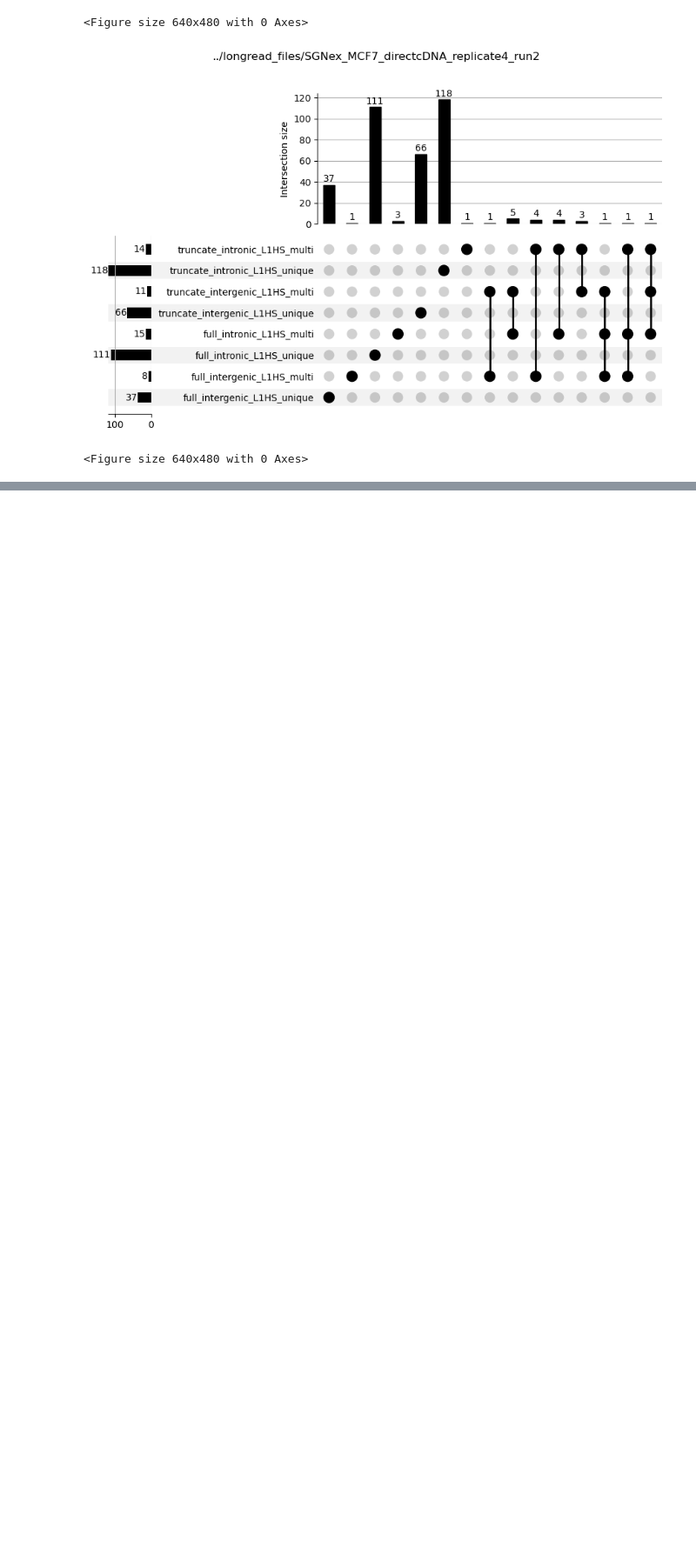
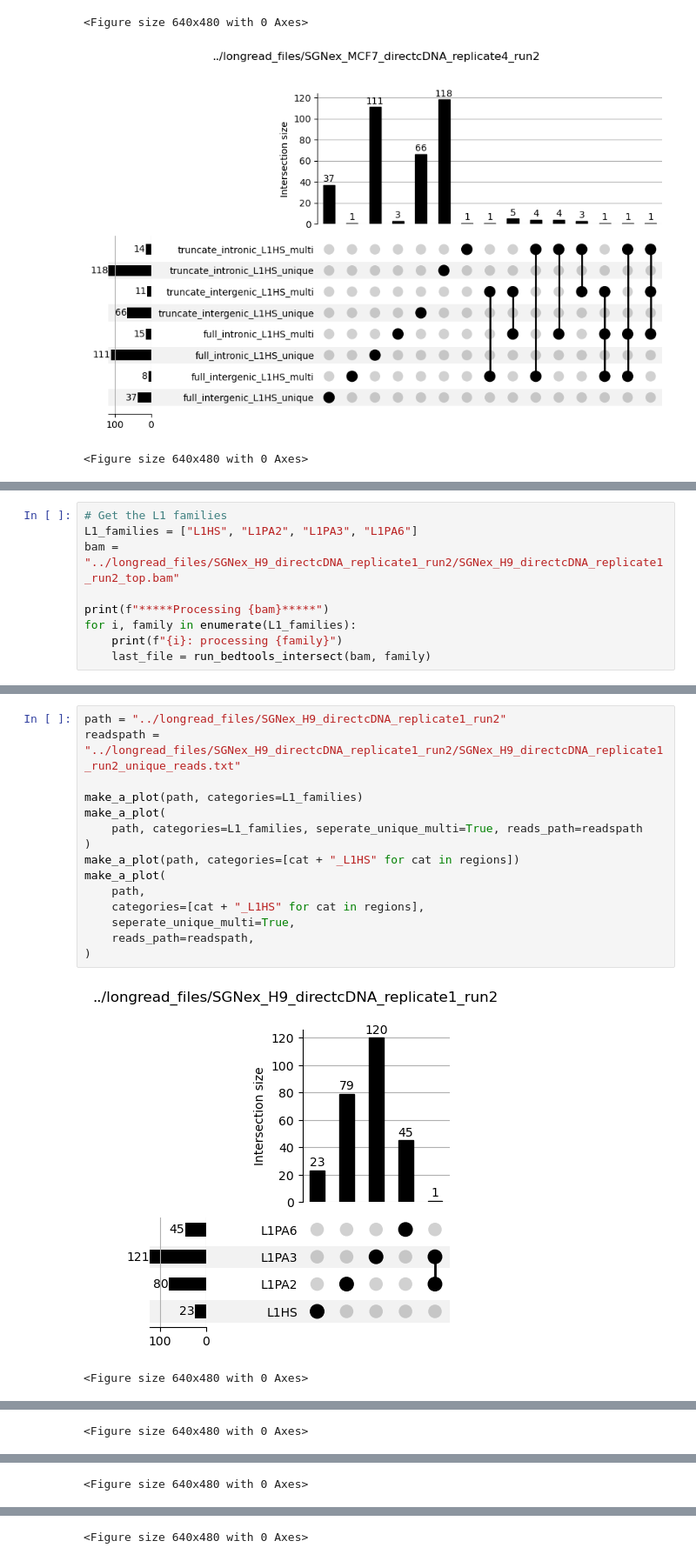
Before and after one commit to gage-lab/bulk_te_bench, a Jupyter notebook: analysis/upset/20240320_gtf_multimap.ipynb, the cells around one changed output, grey strips where cells are left out. Shown at 87% size. Drawn from its saved outputs; the diff is of its cells as text; blank space fills up the shorter version.

```diff
--- a/analysis/upset/20240320_gtf_multimap.ipynb
+++ b/analysis/upset/20240320_gtf_multimap.ipynb
@@ -348,0 +351,9 @@ for path_tuple in all_dirs:
+# %%
+# Get the L1 families
+L1_families = ["L1HS", "L1PA2", "L1PA3", "L1PA6"]
+bam = "../longread_files/SGNex_H9_directcDNA_replicate1_run2/SGNex_H9_directcDNA_replicate1_run2_top.bam"
+
+print(f"*****Processing {bam}*****")
+for i, family in enumerate(L1_families):
+    print(f"{i}: processing {family}")
+    last_file = run_bedtools_intersect(bam, family)
@@ -348,0 +366,18 @@ for path_tuple in all_dirs:
+# %%
+path = "../longread_files/SGNex_H9_directcDNA_replicate1_run2"
+readspath = "../longread_files/SGNex_H9_directcDNA_replicate1_run2/SGNex_H9_directcDNA_replicate1_run2_unique_reads.txt"
+
+make_a_plot(path, categories=L1_families)
+make_a_plot(
+    path, categories=L1_families, seperate_unique_multi=True, reads_path=readspath
+)
+make_a_plot(path, categories=[cat + "_L1HS" for cat in regions])
+make_a_plot(
+    path,
+    categories=[cat + "_L1HS" for cat in regions],
+    seperate_unique_multi=True,
+    reads_path=readspath,
+)
+# %% [output]
+[figure, added]
+<Figure size 640x480 with 0 Axes>
@@ -348,0 +385 @@ for path_tuple in all_dirs:
+<Figure size 640x480 with 0 Axes>
@@ -348,0 +387 @@ for path_tuple in all_dirs:
+<Figure size 640x480 with 0 Axes>
@@ -348,0 +389 @@ for path_tuple in all_dirs:
+<Figure size 640x480 with 0 Axes>
```
Also changed, not shown: parts of 6 cells of this notebook, 1 other file.
